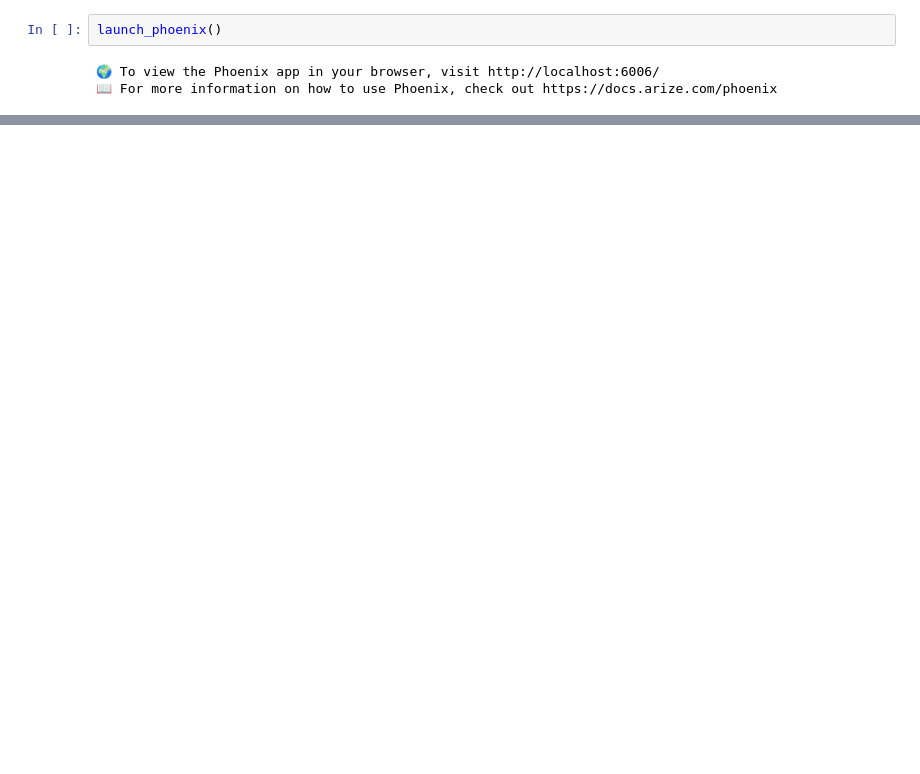
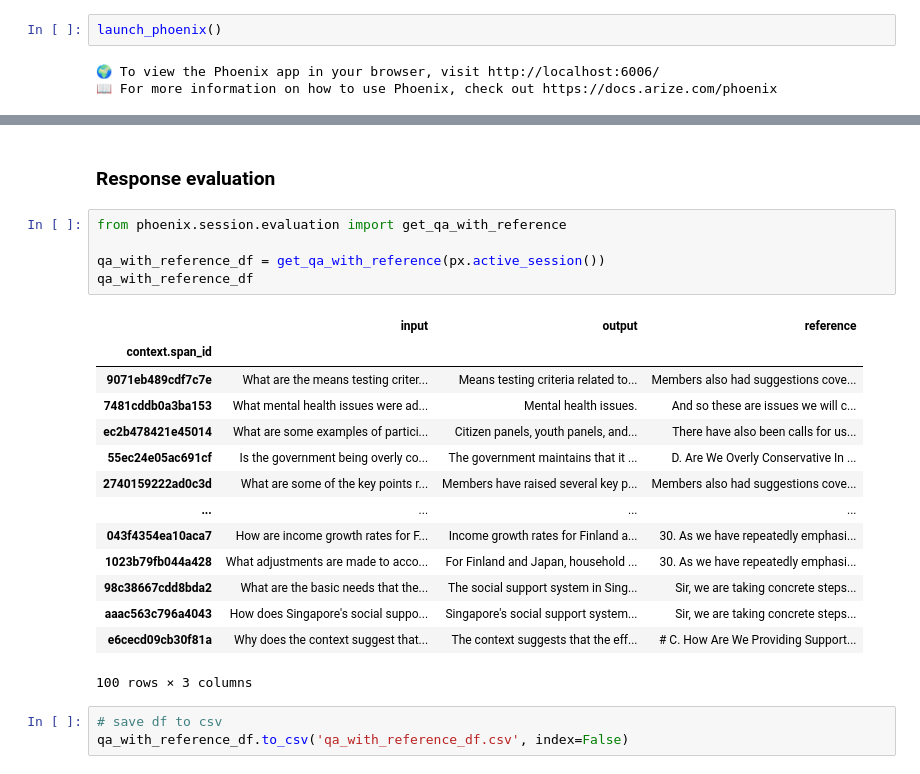
Before and after one commit to zhiweit/budget2025-rag, a Jupyter notebook: notebooks/eval.ipynb, the cells around one changed output, grey strips where cells are left out. Saved outputs shown, nothing was run; the diff lists cells and outputs as text; blank space fills up the shorter version.

```diff
--- a/notebooks/eval.ipynb
+++ b/notebooks/eval.ipynb
@@ -281,0 +766,25 @@ AgentChatResponse(response="The main theme of the FY2025 Budget is to build on p
+# %% [markdown]
+### Response evaluation
+# %%
+from phoenix.session.evaluation import get_qa_with_reference
+
+qa_with_reference_df = get_qa_with_reference(px.active_session())
+qa_with_reference_df
+# %% [output]
+|  | input | output | reference |
+| context.span_id |  |  |  |
+| 9071eb489cdf7c7e | What are the means testing criter... | Means testing criteria related to... | Members also had suggestions cove... |
+| 7481cddb0a3ba153 | What mental health issues were ad... | Mental health issues. | And so these are issues we will c... |
+| ec2b478421e45014 | What are some examples of partici... | Citizen panels, youth panels, and... | There have also been calls for us... |
+| 55ec24e05ac691cf | Is the government being overly co... | The government maintains that it ... | D. Are We Overly Conservative In ... |
+| 2740159222ad0c3d | What are some of the key points r... | Members have raised several key p... | Members also had suggestions cove... |
+| ... | ... | ... | ... |
+| 043f4354ea10aca7 | How are income growth rates for F... | Income growth rates for Finland a... | 30. As we have repeatedly emphasi... |
+| 1023b79fb044a428 | What adjustments are made to acco... | For Finland and Japan, household ... | 30. As we have repeatedly emphasi... |
+| 98c38667cdd8bda2 | What are the basic needs that the... | The social support system in Sing... | Sir, we are taking concrete steps... |
+| aaac563c796a4043 | How does Singapore's social suppo... | Singapore's social support system... | Sir, we are taking concrete steps... |
+| e6cecd09cb30f81a | Why does the context suggest that... | The context suggests that the eff... | # C. How Are We Providing Support... |
+100 rows × 3 columns
+# %%
+# save df to csv
+qa_with_reference_df.to_csv('qa_with_reference_df.csv', index=False)
```
Also changed, not shown: parts of 71 cells of this notebook, 8 other files.
